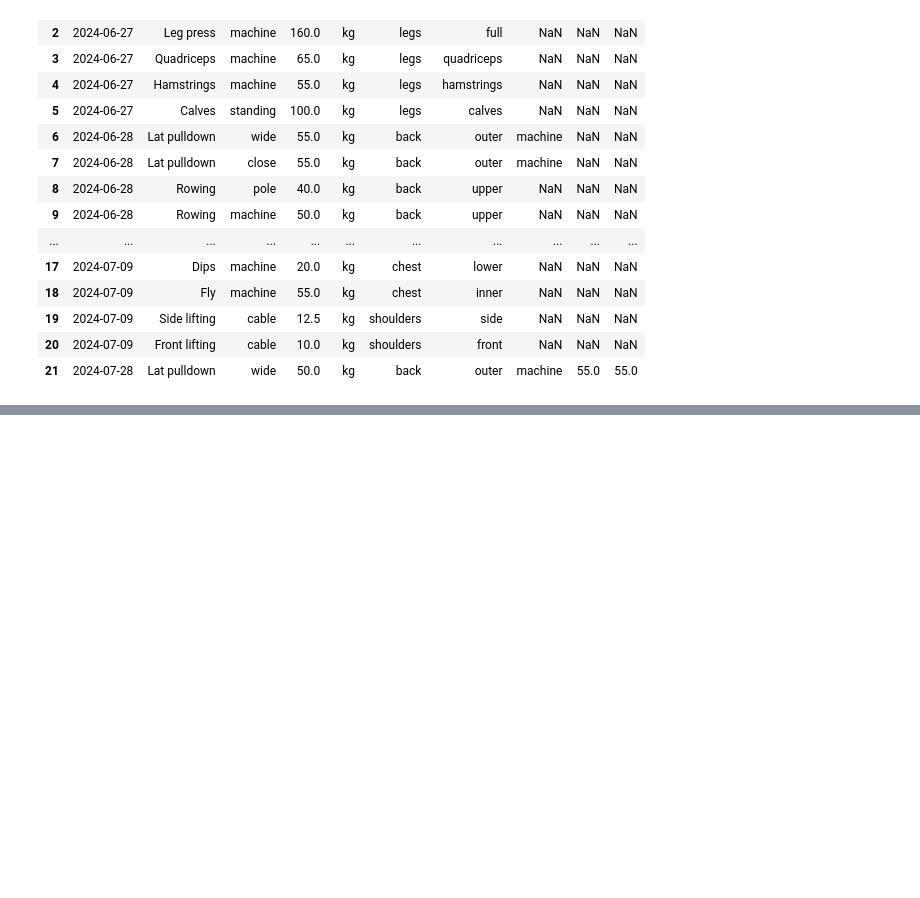
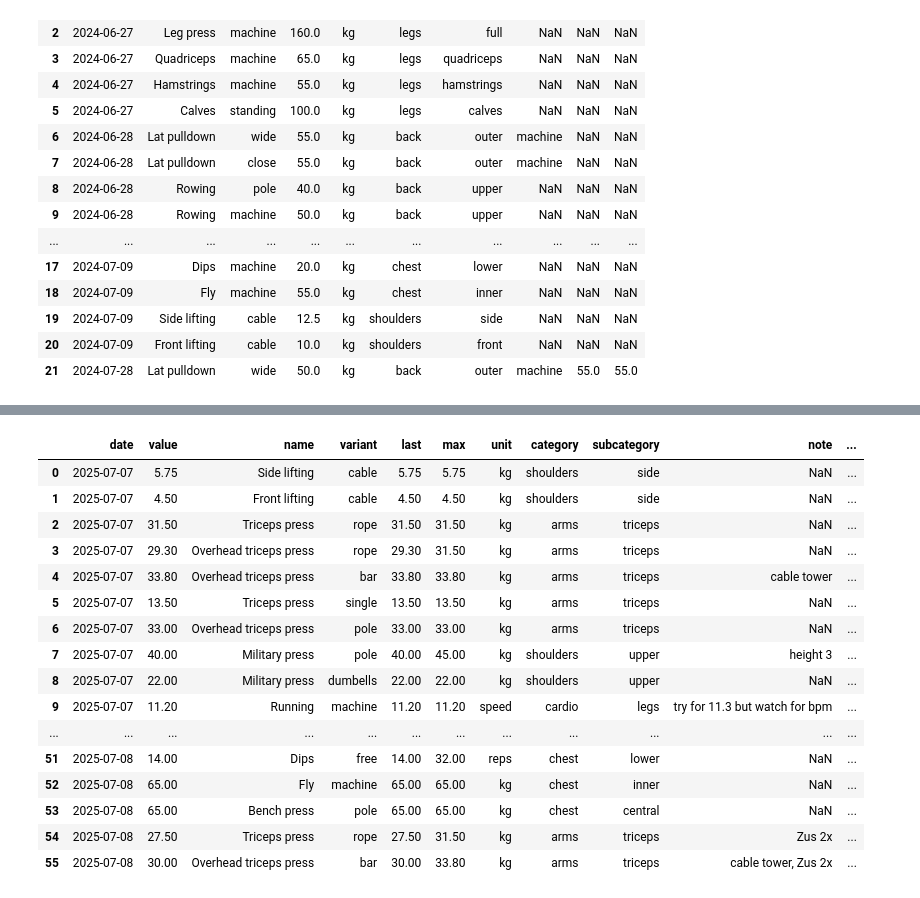
Before and after one commit to benedikt-holland/obsidian-fitness-tracker, a Jupyter notebook: heuristics.ipynb, the cells around one changed output, grey strips where cells are left out. Drawn from its saved outputs; the diff is of its cells as text; code cells hidden in the pictures; blank space fills up the shorter version.

```diff
--- a/heuristics.ipynb
+++ b/heuristics.ipynb
@@ -381,0 +500,21 @@ hist2.rename({"Unnamed: 0": "check"}, axis=1)
+# %%
+history = pd.read_csv("history.csv")
+history
+# %% [output]
+|  | date | value | name | variant | last | max | unit | category | subcategory | note | ... |
+| 0 | 2025-07-07 | 5.75 | Side lifting | cable | 5.75 | 5.75 | kg | shoulders | side | NaN | ... |
+| 1 | 2025-07-07 | 4.50 | Front lifting | cable | 4.50 | 4.50 | kg | shoulders | side | NaN | ... |
+| 2 | 2025-07-07 | 31.50 | Triceps press | rope | 31.50 | 31.50 | kg | arms | triceps | NaN | ... |
+| 3 | 2025-07-07 | 29.30 | Overhead triceps press | rope | 29.30 | 31.50 | kg | arms | triceps | NaN | ... |
+| 4 | 2025-07-07 | 33.80 | Overhead triceps press | bar | 33.80 | 33.80 | kg | arms | triceps | cable tower | ... |
+| 5 | 2025-07-07 | 13.50 | Triceps press | single | 13.50 | 13.50 | kg | arms | triceps | NaN | ... |
+| 6 | 2025-07-07 | 33.00 | Overhead triceps press | pole | 33.00 | 33.00 | kg | arms | triceps | NaN | ... |
+| 7 | 2025-07-07 | 40.00 | Military press | pole | 40.00 | 45.00 | kg | shoulders | upper | height 3 | ... |
+| 8 | 2025-07-07 | 22.00 | Military press | dumbells | 22.00 | 22.00 | kg | shoulders | upper | NaN | ... |
+| 9 | 2025-07-07 | 11.20 | Running | machine | 11.20 | 11.20 | speed | cardio | legs | try for 11.3 but watch for bpm | ... |
+| ... | ... | ... | ... | ... | ... | ... | ... | ... | ... | ... | ... |
+| 51 | 2025-07-08 | 14.00 | Dips | free | 14.00 | 32.00 | reps | chest | lower | NaN | ... |
+| 52 | 2025-07-08 | 65.00 | Fly | machine | 65.00 | 65.00 | kg | chest | inner | NaN | ... |
+| 53 | 2025-07-08 | 65.00 | Bench press | pole | 65.00 | 65.00 | kg | chest | central | NaN | ... |
+| 54 | 2025-07-08 | 27.50 | Triceps press | rope | 27.50 | 31.50 | kg | arms | triceps | Zus 2x | ... |
+| 55 | 2025-07-08 | 30.00 | Overhead triceps press | bar | 30.00 | 33.80 | kg | arms | triceps | cable tower, Zus 2x | ... |
```
Also changed, not shown: parts of 17 cells of this notebook.
